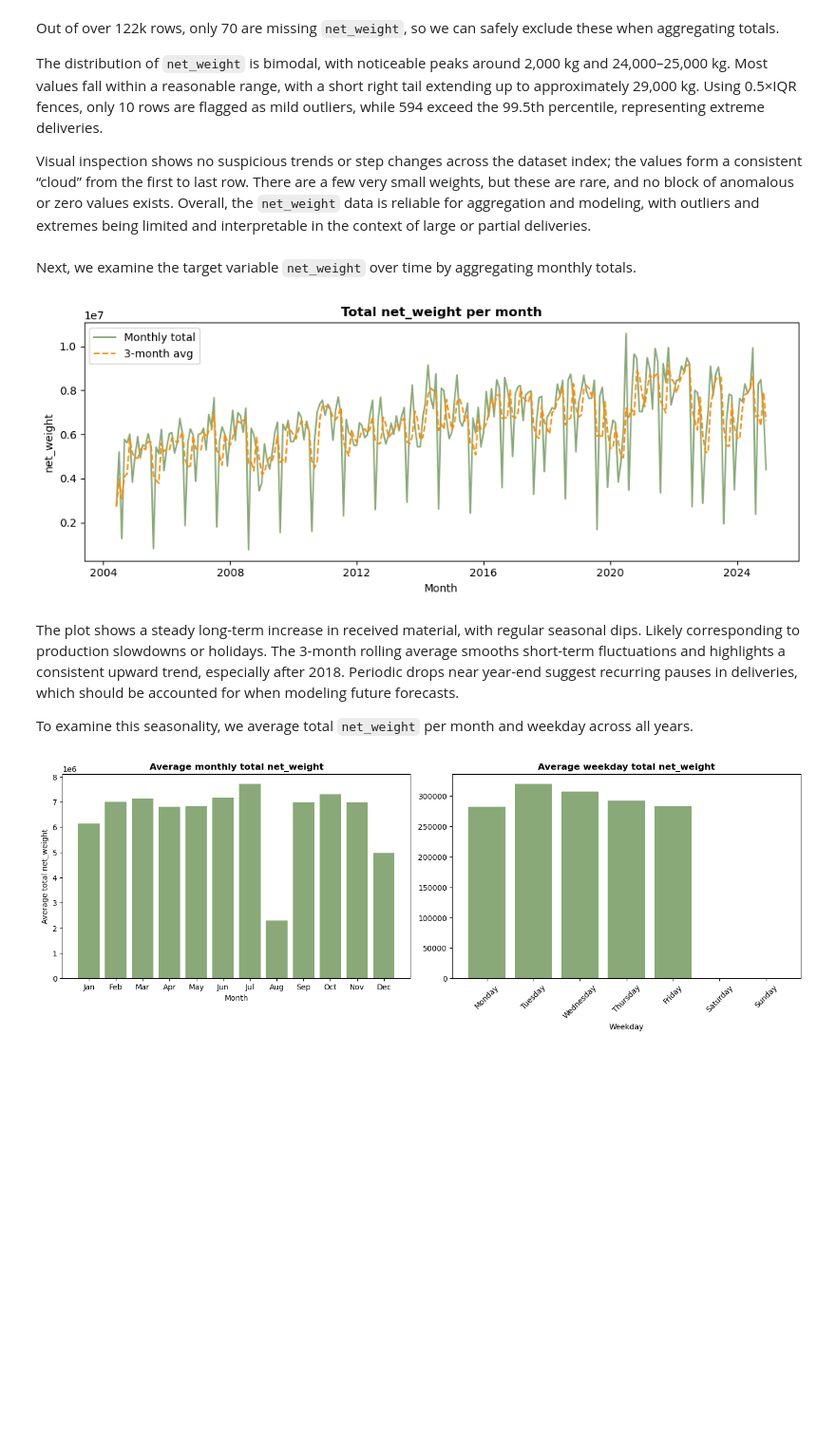
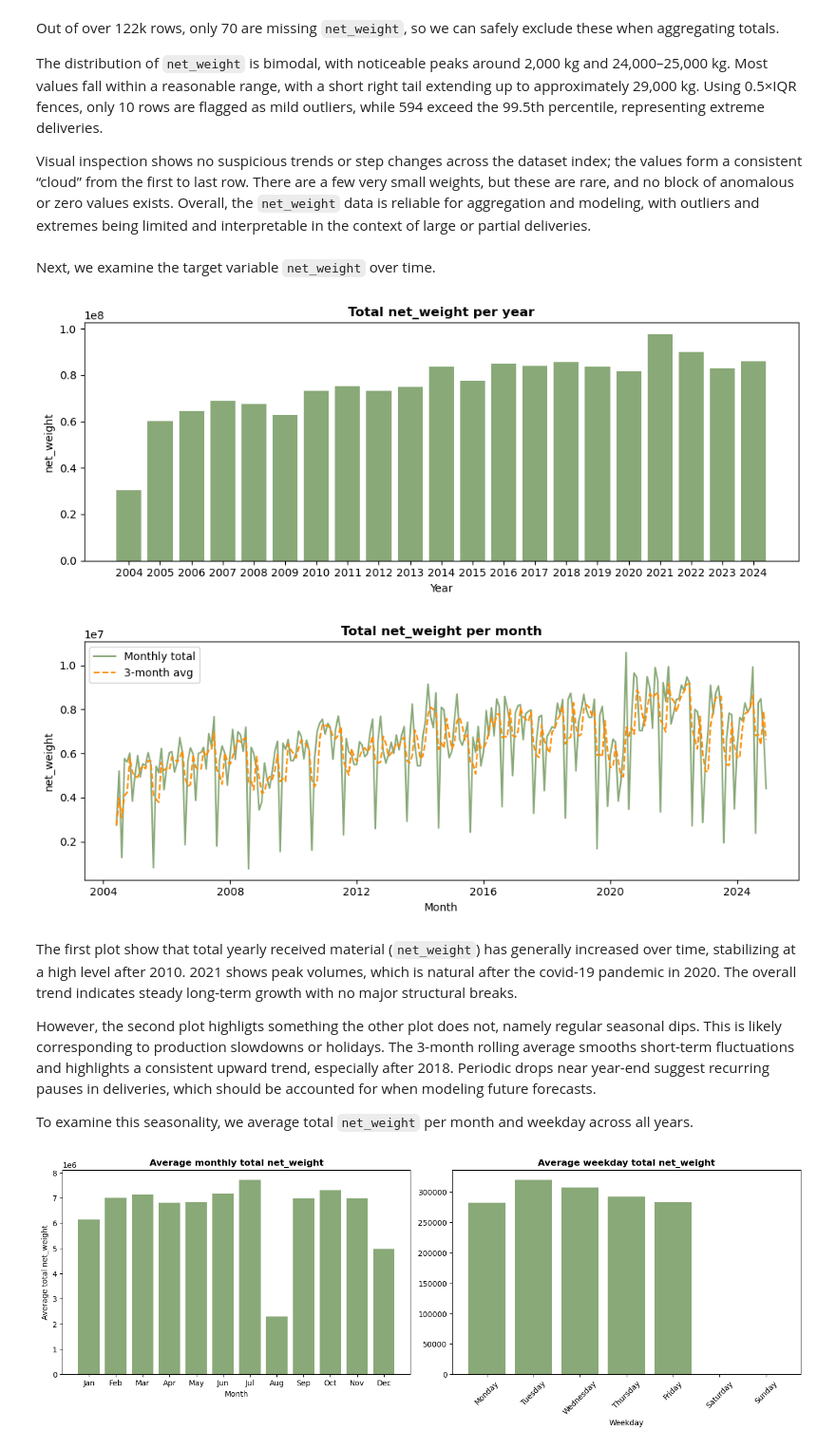
Before and after one commit to siljehj/ML_project, a Jupyter notebook: Report.ipynb, the cells around one changed output. Shown at 95% size. Saved outputs shown, nothing was run; the diff lists cells and outputs as text; code cells hidden in the pictures; blank space fills up the shorter version.

Commit message:
Add: net weight plot

```diff
--- a/Report.ipynb
+++ b/Report.ipynb
@@ -721,33 +721,54 @@ The distribution of `net_weight` is bimodal, with noticeable peaks around 2,000
 
 Visual inspection shows no suspicious trends or step changes across the dataset index; the values form a consistent “cloud” from the first to last row. There are a few very small weights, but these are rare, and no block of anomalous or zero values exists. Overall, the `net_weight` data is reliable for aggregation and modeling, with outliers and extremes being limited and interpretable in the context of large or partial deliveries.
 # %% [markdown]
-Next, we examine the target variable `net_weight` over time by aggregating monthly totals.
+Next, we examine the target variable `net_weight` over time.
-# %%
-df = receivals.copy()
-df["date_arrival"] = pd.to_datetime(df["date_arrival"], utc=True, errors="coerce")
-df["net_weight"]   = pd.to_numeric(df["net_weight"], errors="coerce")
-
-monthly = (
-    df.set_index("date_arrival")
-      .resample("MS")["net_weight"]
-      .sum(min_count=1)
-)
-
-roll3 = monthly.rolling(3, min_periods=1).mean()
-
-plt.figure(figsize=(10,4))
-plt.plot(monthly.index, monthly.values, label="Monthly total", color="#89a978")
-plt.plot(roll3.index, roll3.values, linestyle="--", label="3-month avg", color="darkorange")
-plt.title("Total net_weight per month", weight = "bold")
-plt.xlabel("Month")
-plt.ylabel("net_weight")
-plt.legend()
-plt.tight_layout()
-plt.show()
-# %% [output]
-[figure, removed]
+# %%
+m = receivals.copy()
+m["date_arrival"] = pd.to_datetime(m["date_arrival"], utc=True, errors="coerce")
+m["net_weight"]   = pd.to_numeric(m["net_weight"], errors="coerce")
+m = m.dropna(subset=["date_arrival", "net_weight"])
+
+yearly = (
+    m.set_index("date_arrival")["net_weight"]
+     .resample("YS").sum()
+     .rename("total_net_weight")
+     .reset_index()
+)
+yearly["year"] = yearly["date_arrival"].dt.year
+yearly = yearly.drop(columns=["date_arrival"])
+
+plt.figure(figsize=(10,4))
+plt.bar(yearly["year"].astype(str), yearly["total_net_weight"].values, color="#89a978")
+plt.title("Total net_weight per year", weight="bold")
+plt.xlabel("Year")
+plt.ylabel("net_weight")
+plt.tight_layout()
+plt.show()
+
+monthly = (
+    m.set_index("date_arrival")
+      .resample("MS")["net_weight"]
+      .sum(min_count=1)
+)
+
+roll3 = monthly.rolling(3, min_periods=1).mean()
+
+plt.figure(figsize=(10,4))
+plt.plot(monthly.index, monthly.values, label="Monthly total", color="#89a978")
+plt.plot(roll3.index, roll3.values, linestyle="--", label="3-month avg", color="darkorange")
+plt.title("Total net_weight per month", weight = "bold")
+plt.xlabel("Month")
+plt.ylabel("net_weight")
+plt.legend()
+plt.tight_layout()
+plt.show()
+# %% [output]
+[figure, added]
+[figure, added]
 # %% [markdown]
-The plot shows a steady long-term increase in received material, with regular seasonal dips. Likely corresponding to production slowdowns or holidays.  The 3-month rolling average smooths short-term fluctuations and highlights a consistent upward trend, especially after 2018. Periodic drops near year-end suggest recurring pauses in deliveries, which should be accounted for when modeling future forecasts.
+The first plot show that total yearly received material (`net_weight`) has generally increased over time, stabilizing at a high level after 2010. 2021 shows peak volumes, which is natural after the covid-19 pandemic in 2020. The overall trend indicates steady long-term growth with no major structural breaks.
+
+However, the second plot highligts something the other plot does not, namely regular seasonal dips. This is likely corresponding to production slowdowns or holidays. The 3-month rolling average smooths short-term fluctuations and highlights a consistent upward trend, especially after 2018. Periodic drops near year-end suggest recurring pauses in deliveries, which should be accounted for when modeling future forecasts.
 
 To examine this seasonality, we average total `net_weight` per month and weekday across all years.
 # %%
```
